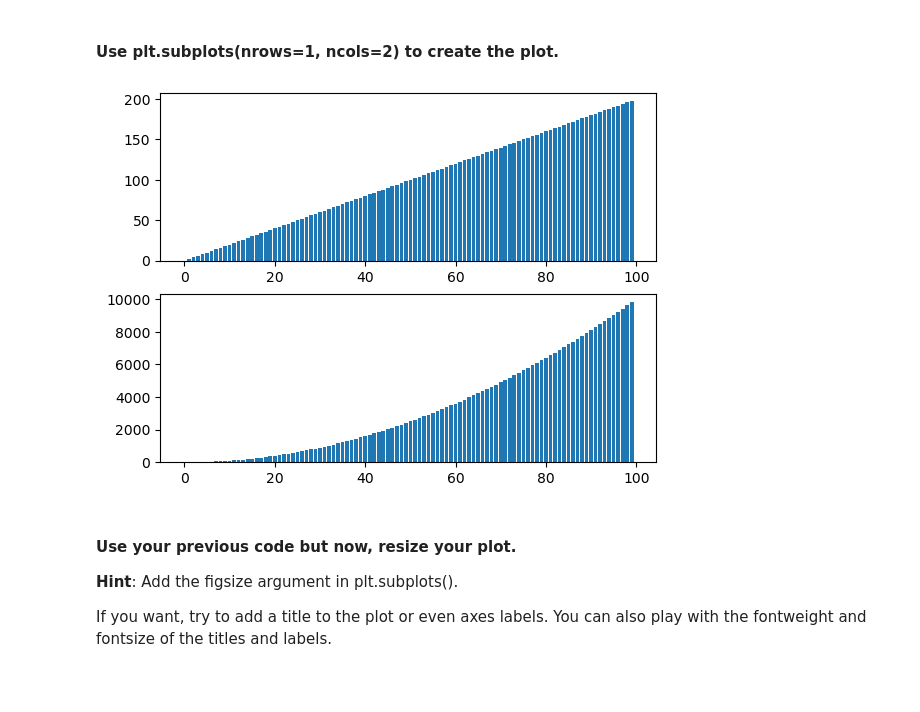
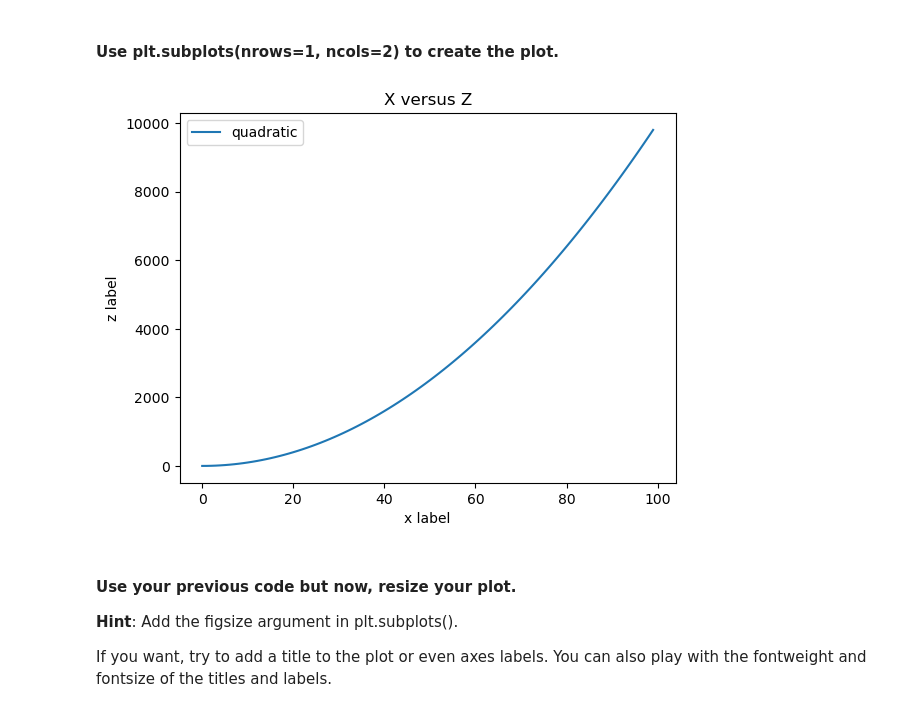
Before and after one commit to mohamedelmarraki/dataptmad1121_labs, a Jupyter notebook: module-2/matplotlib-seaborn/your-code/main.ipynb, the cells around one changed output. Cells and saved outputs as stored; diff of their text form; code cells hidden in the pictures; blank space fills up the shorter version.

```diff
--- a/module-2/matplotlib-seaborn/your-code/main.ipynb
+++ b/module-2/matplotlib-seaborn/your-code/main.ipynb
@@ -42,14 +37,15 @@ plt.show()
 # %% [markdown]
 #### Use plt.subplots(nrows=1, ncols=2) to create the plot.
-# %%
-# Method 2
-fig, axs = plt.subplots(ncols=1, nrows=2)
-axs[0].bar(x, y)
-axs[1].bar(x, z)
-axs[0].title.set()
-plt.show()
-# %% [output]
-[figure, removed]
+# %%
+# Method 2
+plt.plot(x, z, label='quadratic')
+plt.xlabel('x label')
+plt.ylabel('z label')
+plt.title("X versus Z")
+plt.legend()
+plt.show()
+# %% [output]
+[figure, added]
 # %% [markdown]
 #### Use your previous code but now, resize your plot.
 **Hint**: Add the figsize argument in plt.subplots().
```
Also changed, not shown: parts of 57 cells of this notebook, 1 other file.
